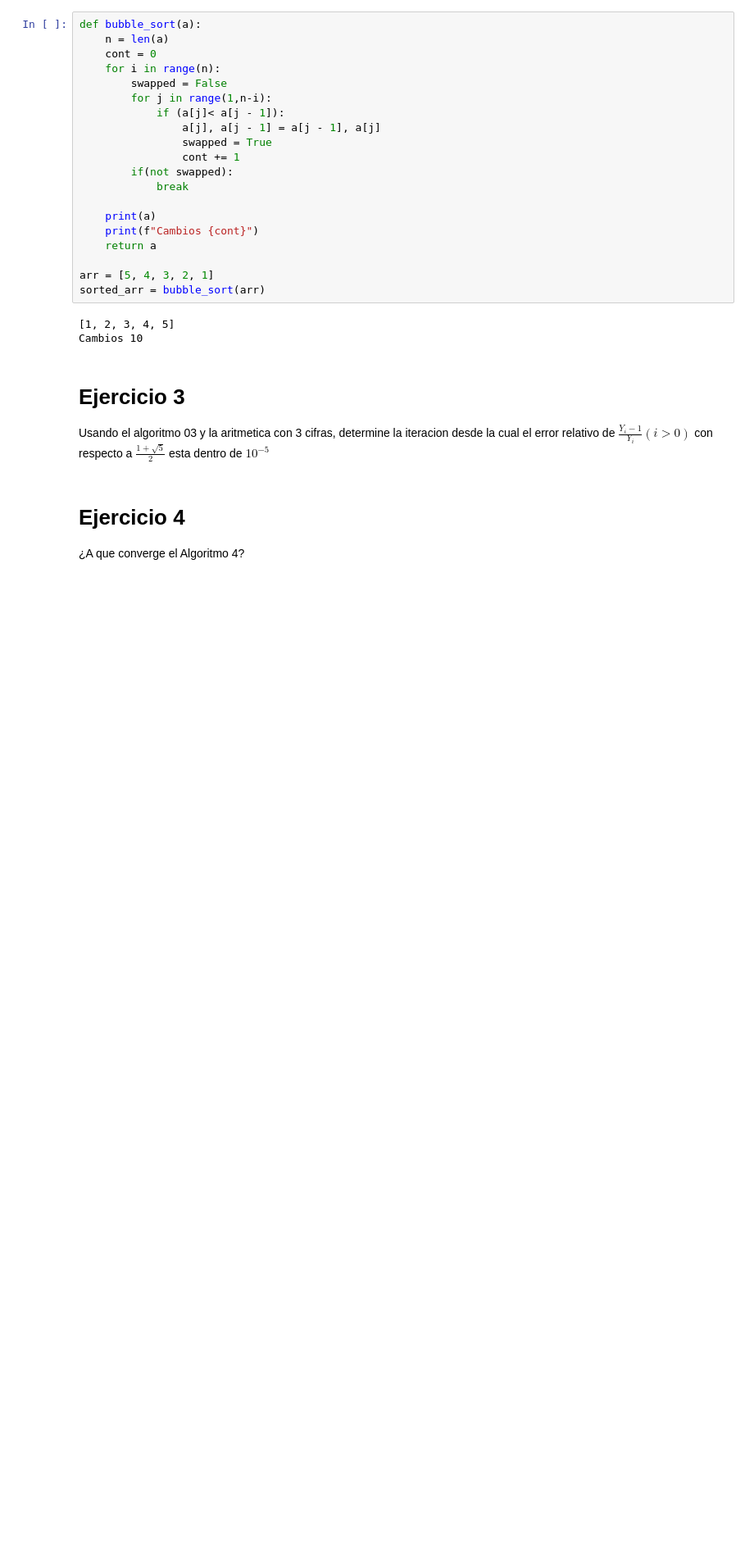
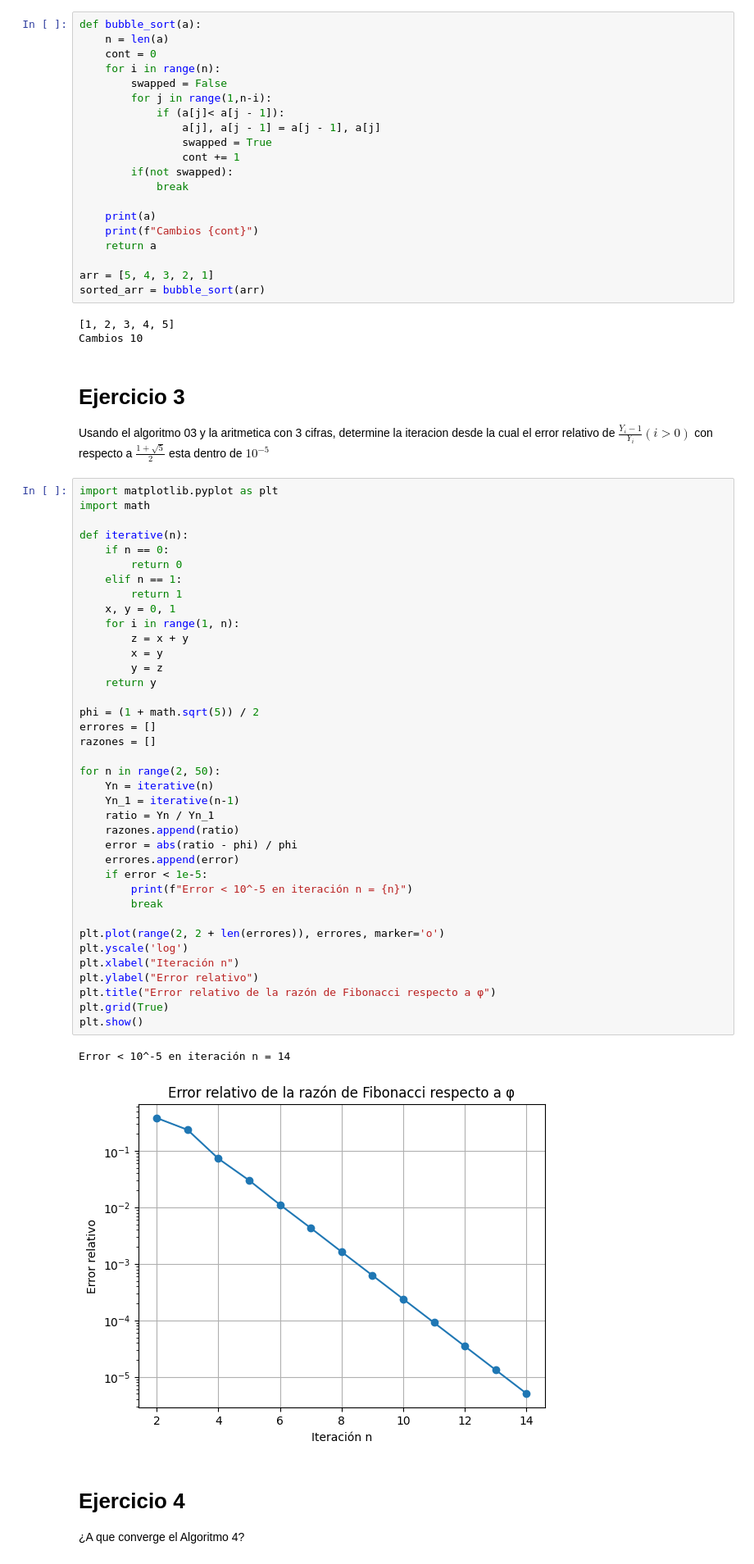
Before and after one commit to Pulga2104/Taller01, a Jupyter notebook: taller01.ipynb, the cells around one changed output. Shown: that part at 82% size. Drawn from its saved outputs; the diff is of its cells as text; blank space fills up the shorter version.

```diff
--- a/taller01.ipynb
+++ b/taller01.ipynb
@@ -59,6 +59,47 @@ Cambios 10
 # Ejercicio 3
 
 Usando el algoritmo 03 y la aritmetica con 3 cifras, determine la iteracion desde la cual el error relativo de $\frac{Y_i - 1}{Y_i}(i > 0)$ con respecto a $\frac{1 + \sqrt{5}}{2}$ esta dentro de $10^{-5}$
+# %%
+import matplotlib.pyplot as plt
+import math
+
+def iterative(n):
+    if n == 0:
+        return 0
+    elif n == 1:
+        return 1
+    x, y = 0, 1
+    for i in range(1, n):
+        z = x + y
+        x = y
+        y = z
+    return y
+
+phi = (1 + math.sqrt(5)) / 2
+errores = []
+razones = []
+
+for n in range(2, 50):
+    Yn = iterative(n)
+    Yn_1 = iterative(n-1)
+    ratio = Yn / Yn_1
+    razones.append(ratio)
+    error = abs(ratio - phi) / phi
+    errores.append(error)
+    if error < 1e-5:
+        print(f"Error < 10^-5 en iteración n = {n}")
+        break
+
+plt.plot(range(2, 2 + len(errores)), errores, marker='o')
+plt.yscale('log')
+plt.xlabel("Iteración n")
+plt.ylabel("Error relativo")
+plt.title("Error relativo de la razón de Fibonacci respecto a φ")
+plt.grid(True)
+plt.show()
+# %% [output]
+Error < 10^-5 en iteración n = 14
+[figure, added]
 # %% [markdown]
 # Ejercicio 4
 
```
